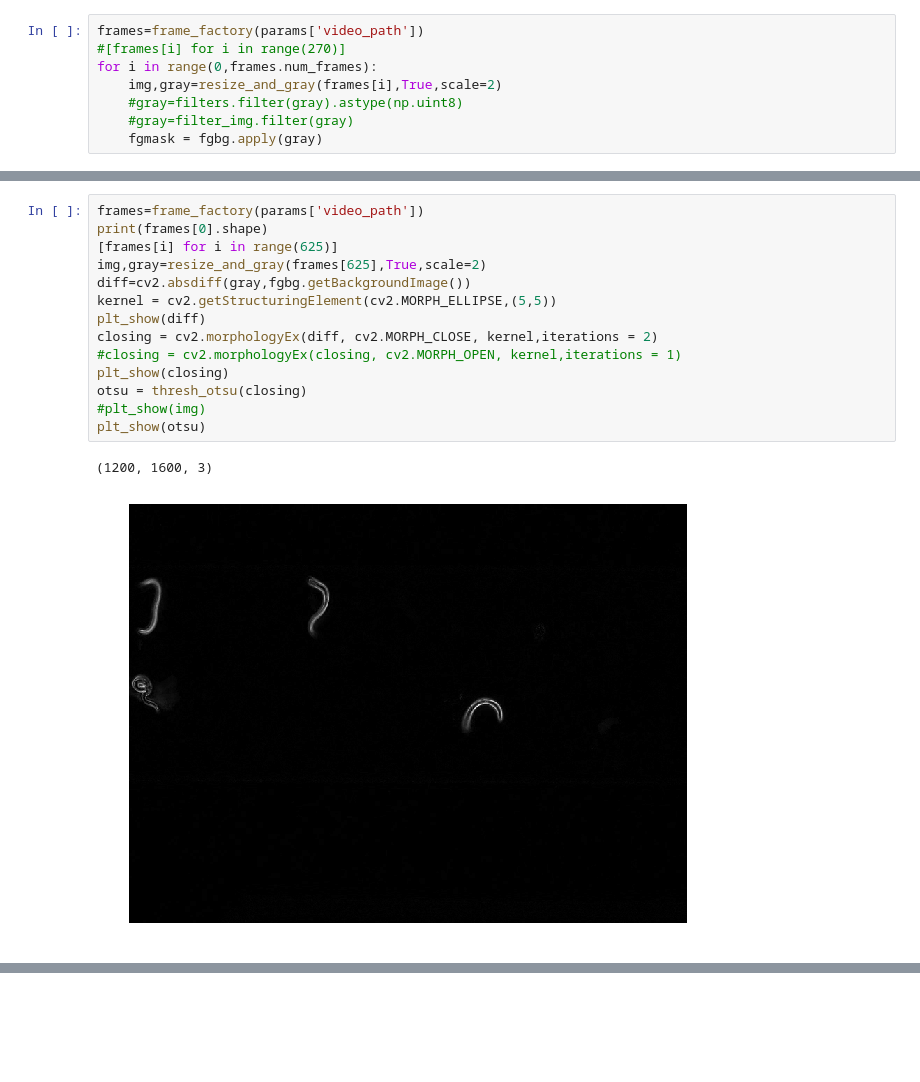
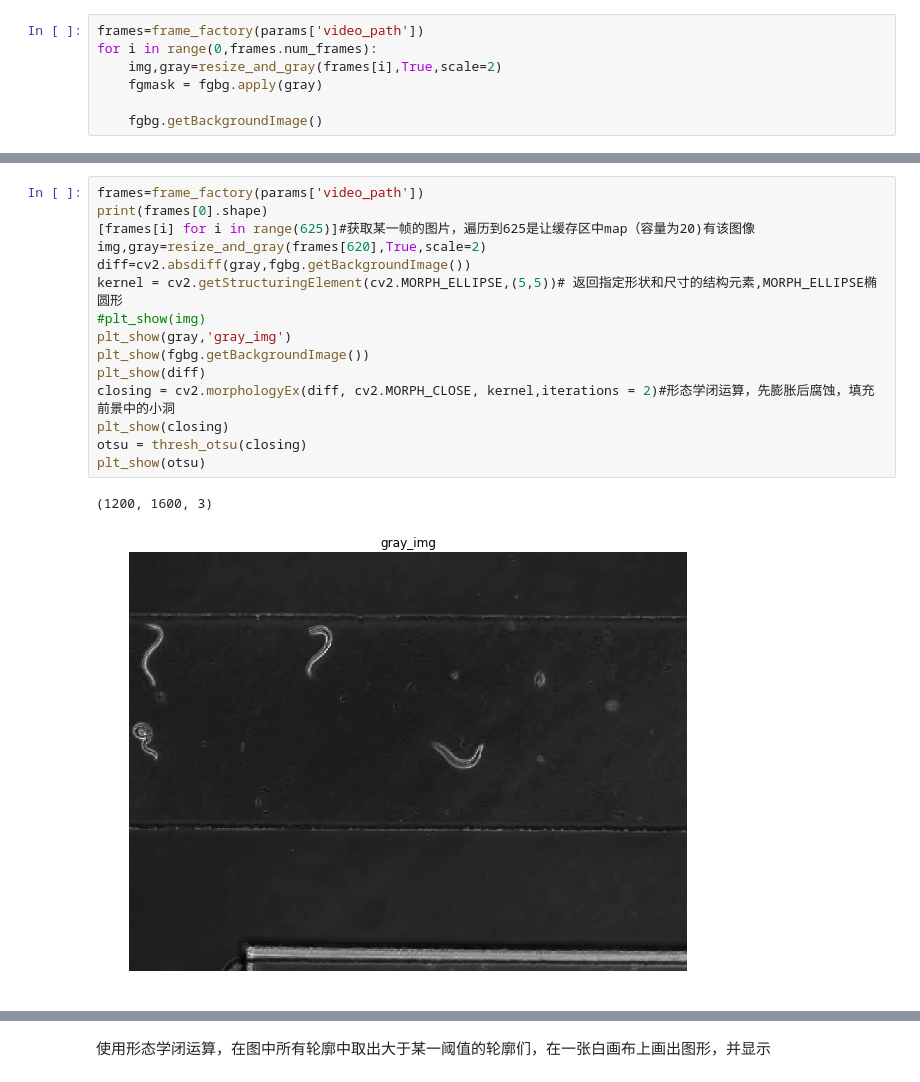
Before and after one commit to touchwolf/C.-elegans-Tracking-and-Behavioral-Measurement-master, a Jupyter notebook: worm_tracking.ipynb, the cells around one changed output, grey strips where cells are left out. Cells and saved outputs as stored; diff of their text form; blank space fills up the shorter version.

```diff
--- a/worm_tracking.ipynb
+++ b/worm_tracking.ipynb
@@ -327,8 +35,7 @@ class track:
 # %%
 frames=frame_factory(params['video_path'])
-#[frames[i] for i in range(270)]
 for i in range(0,frames.num_frames):
     img,gray=resize_and_gray(frames[i],True,scale=2)
-    #gray=filters.filter(gray).astype(np.uint8)
-    #gray=filter_img.filter(gray)
     fgmask = fgbg.apply(gray)
+
+    fgbg.getBackgroundImage()
@@ -335,17 +47,18 @@ for i in range(0,frames.num_frames):
 # %%
 frames=frame_factory(params['video_path'])
 print(frames[0].shape)
-[frames[i] for i in range(625)]
-img,gray=resize_and_gray(frames[625],True,scale=2)
+[frames[i] for i in range(625)]#获取某一帧的图片，遍历到625是让缓存区中map（容量为20)有该图像
+img,gray=resize_and_gray(frames[620],True,scale=2)
 diff=cv2.absdiff(gray,fgbg.getBackgroundImage())
-kernel = cv2.getStructuringElement(cv2.MORPH_ELLIPSE,(5,5))
+kernel = cv2.getStructuringElement(cv2.MORPH_ELLIPSE,(5,5))# 返回指定形状和尺寸的结构元素,MORPH_ELLIPSE椭圆形
+#plt_show(img)
+plt_show(gray,'gray_img')
+plt_show(fgbg.getBackgroundImage())
 plt_show(diff)
-closing = cv2.morphologyEx(diff, cv2.MORPH_CLOSE, kernel,iterations = 2)
-#closing = cv2.morphologyEx(closing, cv2.MORPH_OPEN, kernel,iterations = 1)
+closing = cv2.morphologyEx(diff, cv2.MORPH_CLOSE, kernel,iterations = 2)#形态学闭运算，先膨胀后腐蚀，填充前景中的小洞
 plt_show(closing)
 otsu = thresh_otsu(closing)
-#plt_show(img)
 plt_show(otsu)
 # %% [output]
 (1200, 1600, 3)
-[figure, old version]
+[figure, new version]
@@ -353,0 +69,2 @@ plt_show(otsu)
+# %% [markdown]
+使用形态学闭运算，在图中所有轮廓中取出大于某一阈值的轮廓们，在一张白画布上画出图形，并显示
```
Also changed, not shown: parts of 36 cells of this notebook, 7 other files.
